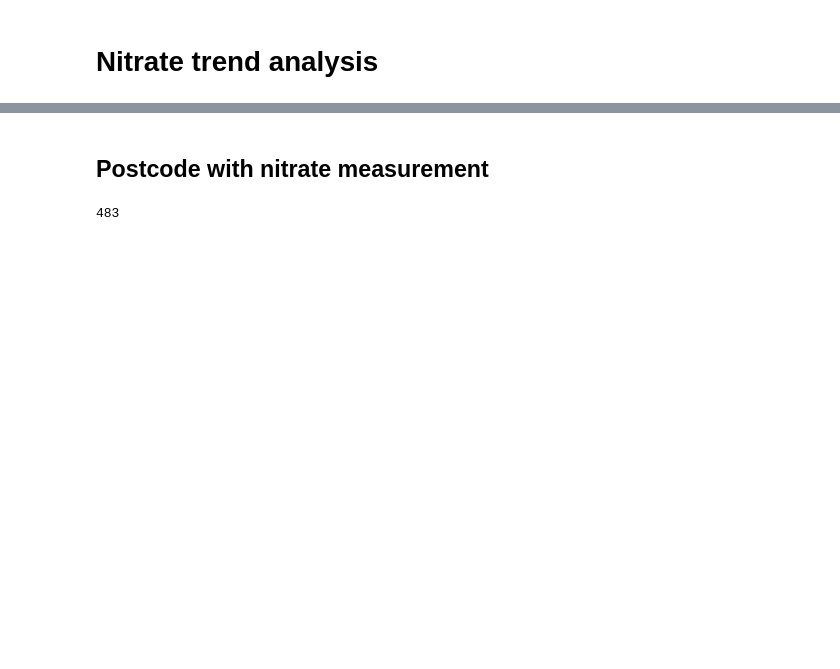
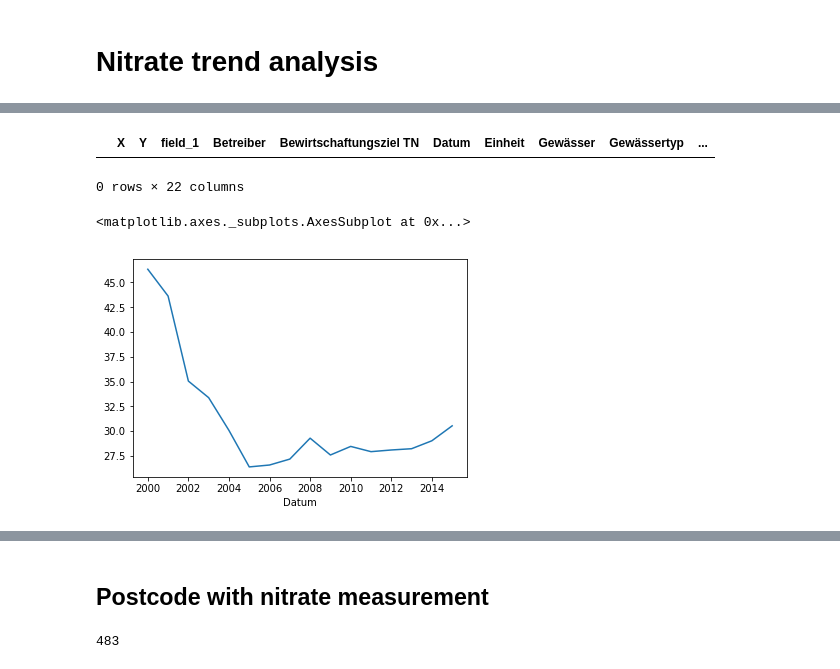
Before and after one commit to okfde/fs-atlas, a Jupyter notebook: Nitrate_trends_clean.ipynb, the cells around one changed output, grey strips where cells are left out. Saved outputs shown, nothing was run; the diff lists cells and outputs as text; code cells hidden in the pictures; blank space fills up the shorter version.

```diff
--- a/Nitrate_trends_clean.ipynb
+++ b/Nitrate_trends_clean.ipynb
@@ -13,3 +13,5 @@ subsidies['postcode'] = subsidies.recipient_postcode.str.slice(3)
 
 sub_without_measurement = [p for p in subsidies['postcode'].unique() if int(p) not in measurements['postcode'].unique()]
 sub_with_measurement = [p for p in subsidies['postcode'].unique() if int(p) in measurements['postcode'].unique()]
+# %%
+measurements = pd.read_csv('~/phosphor.measurements.csv')
@@ -15,0 +157,10 @@ sub_with_measurement = [p for p in subsidies['postcode'].unique() if int(p) in m
+# %%
+phosphor_points[phosphor_points.postcode == str(26919)]
+# %% [output]
+|  | X | Y | field_1 | Betreiber | Bewirtschaftungsziel TN | Datum | Einheit | Gewässer | Gewässertyp | ... |
+0 rows × 22 columns
+# %%
+measurements[measurements.Parameter == 'Nitrat'].groupby(measurements.Datum.dt.year)['Messwert'].agg('mean').plot()
+# %% [output]
+<matplotlib.axes._subplots.AxesSubplot at 0x...>
+[figure, added]
```
Also changed, not shown: parts of 22 cells of this notebook, 3 other files.
